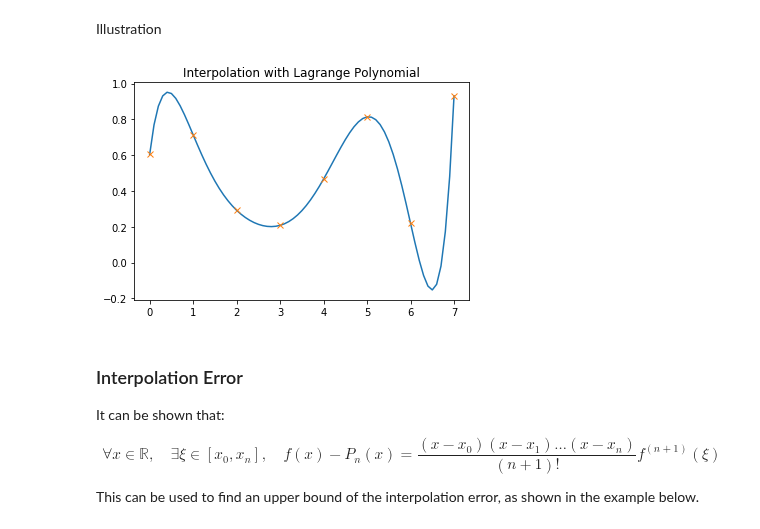
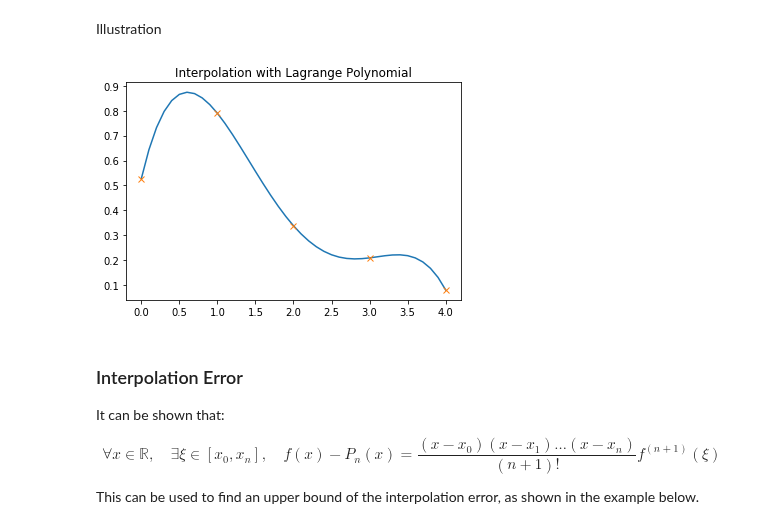
Before and after one commit to tgteacher/numerical-methods, a Jupyter notebook: notebooks/Chapter3.ipynb, the cells around one changed output. Saved outputs shown, nothing was run; the diff lists cells and outputs as text; code cells hidden in the pictures.

```diff
--- a/notebooks/Chapter3.ipynb
+++ b/notebooks/Chapter3.ipynb
@@ -172,12 +172,12 @@ Illustration
 # %%
 from utils import plot_interpolator
 
 # Points to interpolate
-x_data, y_data = get_random_points(8)
+x_data, y_data = get_random_points(5)
 
 plot_interpolator(interpol_lagrange, x_data, y_data, title="Interpolation with Lagrange Polynomial")
 # %% [output]
-[figure, old version]
+[figure, new version]
 # %% [markdown]
 ### Interpolation Error
 
```
Also changed, not shown: parts of 13 cells of this notebook.
